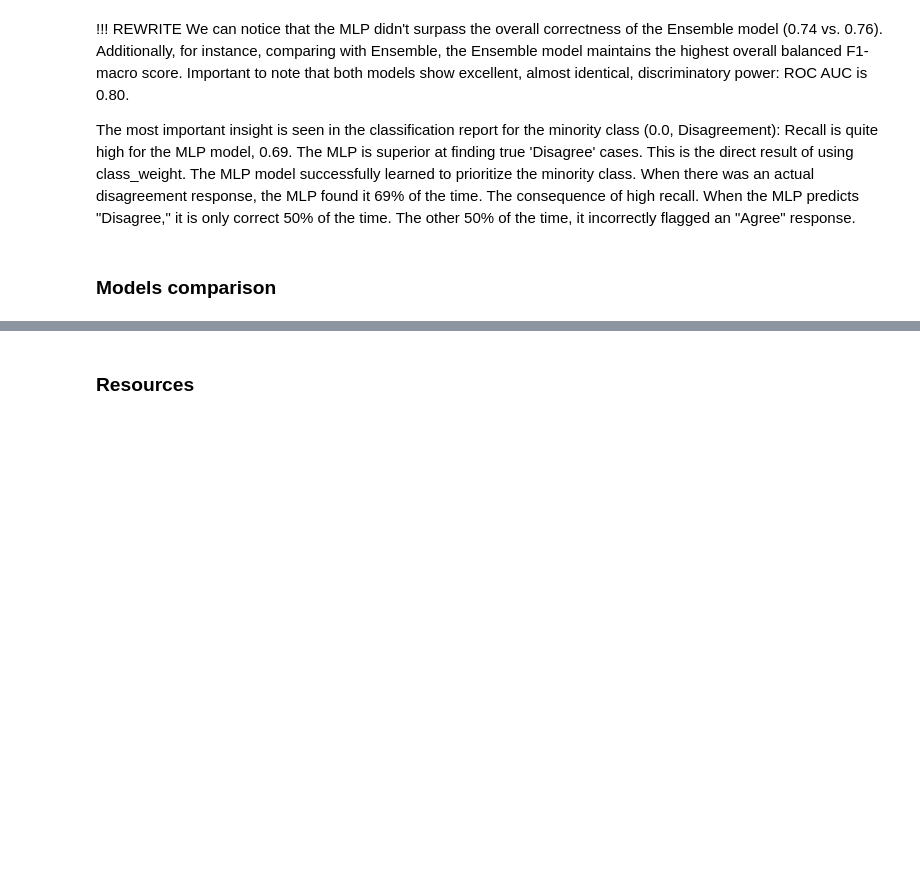
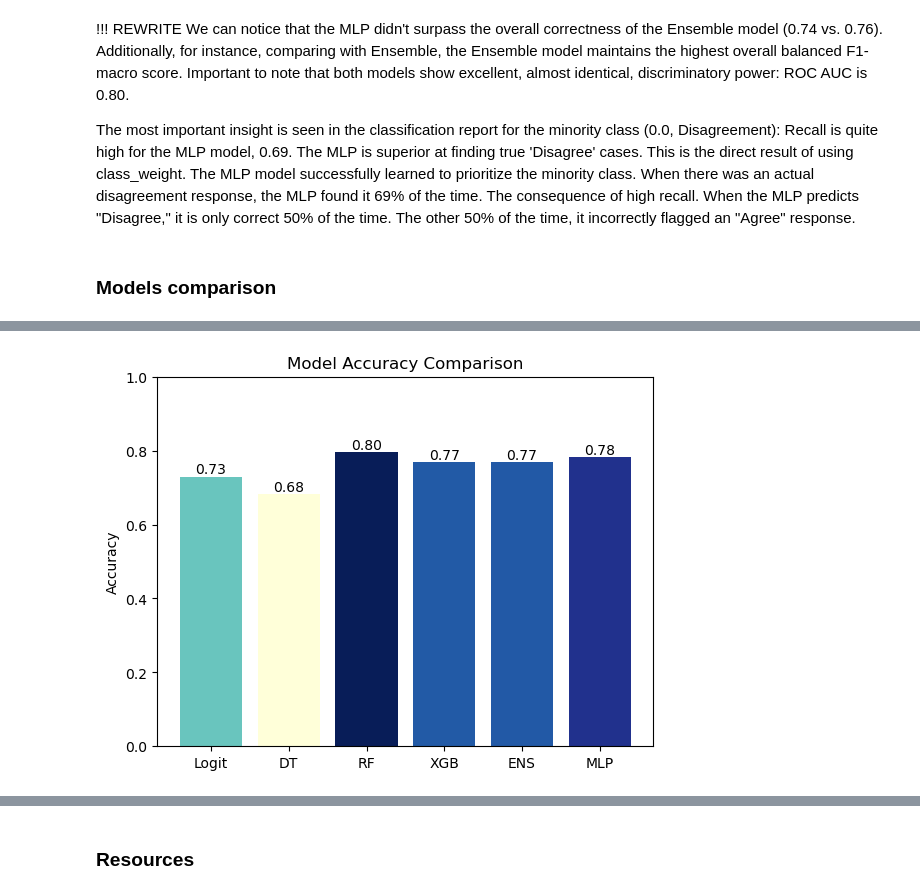
Before and after one commit to julia-martyniuk/ML_2_Classification, a Jupyter notebook: Classification.ipynb, the cells around one changed output, grey strips where cells are left out. Cells and saved outputs as stored; diff of their text form; code cells hidden in the pictures; blank space fills up the shorter version.

```diff
--- a/Classification.ipynb
+++ b/Classification.ipynb
@@ -1933,0 +2010,34 @@ mlp_metrics = extract_metrics('mlp', mlp_clsf_report)
+# %%
+import matplotlib.pyplot as plt
+import matplotlib.cm as cm
+import matplotlib.colors as colors
+
+models = list(metrics_all.keys())
+accuracy = get_metric(metrics_all, "acc")
+
+# normalize accuracy values to [0,1]
+norm = colors.Normalize(vmin=min(accuracy), vmax=max(accuracy))
+cmap = cm.get_cmap("YlGnBu")
+
+bar_colors = cmap(norm(accuracy))
+
+plt.figure()
+bars = plt.bar(models, accuracy, color=bar_colors)
+
+# value labels
+for bar in bars:
+    h = bar.get_height()
+    plt.text(
+        bar.get_x() + bar.get_width() / 2,
+        h,
+        f"{h:.2f}",
+        ha="center",
+        va="bottom"
+    )
+
+plt.ylabel("Accuracy")
+plt.title("Model Accuracy Comparison")
+plt.ylim(0, 1)
+plt.show()
+# %% [output]
+[figure, added]
```
Also changed, not shown: parts of 12 cells of this notebook.
